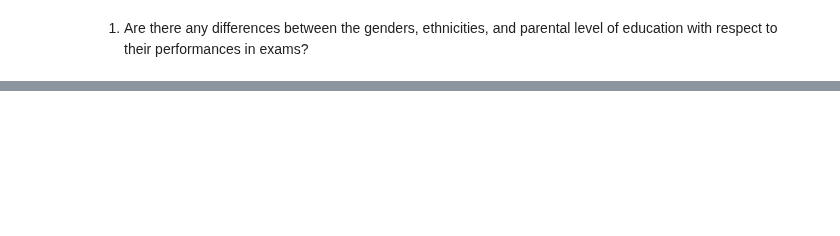
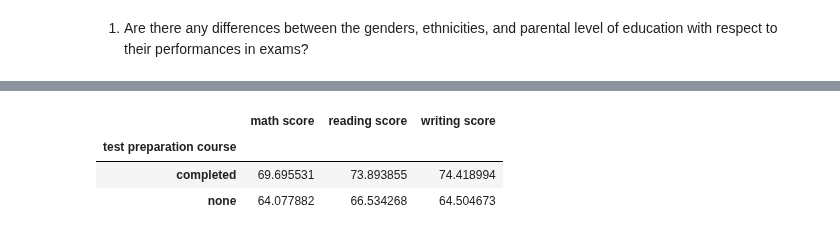
Before and after one commit to DJGump/module-work-DSI06, a Jupyter notebook: week6-dgump/Assignments/14_6_assignment_dgump_DSI06.ipynb, the cells around one changed output, grey strips where cells are left out. Cells and saved outputs as stored; diff of their text form; code cells hidden in the pictures; blank space fills up the shorter version.

```diff
--- a/week6-dgump/Assignments/14_6_assignment_dgump_DSI06.ipynb
+++ b/week6-dgump/Assignments/14_6_assignment_dgump_DSI06.ipynb
@@ -180,0 +160,4 @@ TypeError: unsupported operand type(s) for /: 'str' and 'int'
+# %%
+prep_and_scores = students[
+    ["test preparation course", "math score", "reading score", "writing score"]
+]
@@ -180,0 +166,7 @@ TypeError: unsupported operand type(s) for /: 'str' and 'int'
+# %%
+prep_and_scores.groupby("test preparation course").mean()
+# %% [output]
+|  | math score | reading score | writing score |
+| test preparation course |  |  |  |
+| completed | 69.695531 | 73.893855 | 74.418994 |
+| none | 64.077882 | 66.534268 | 64.504673 |
```
Also changed, not shown: parts of 15 cells of this notebook.
